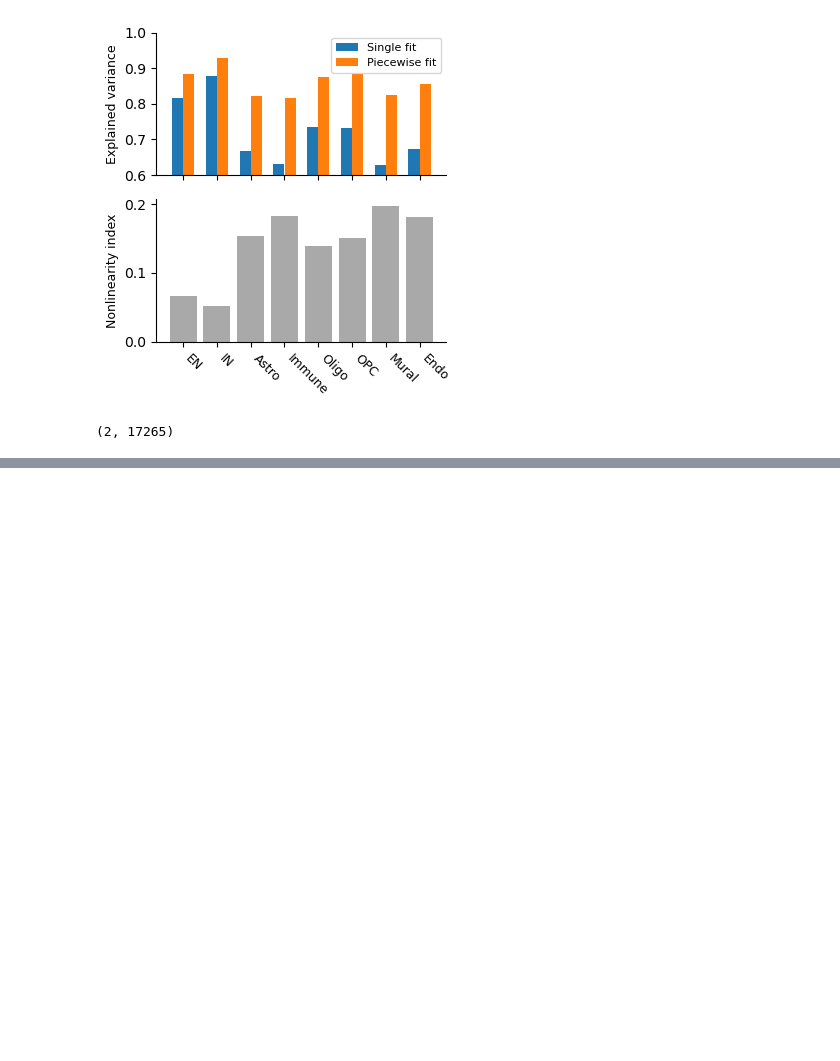
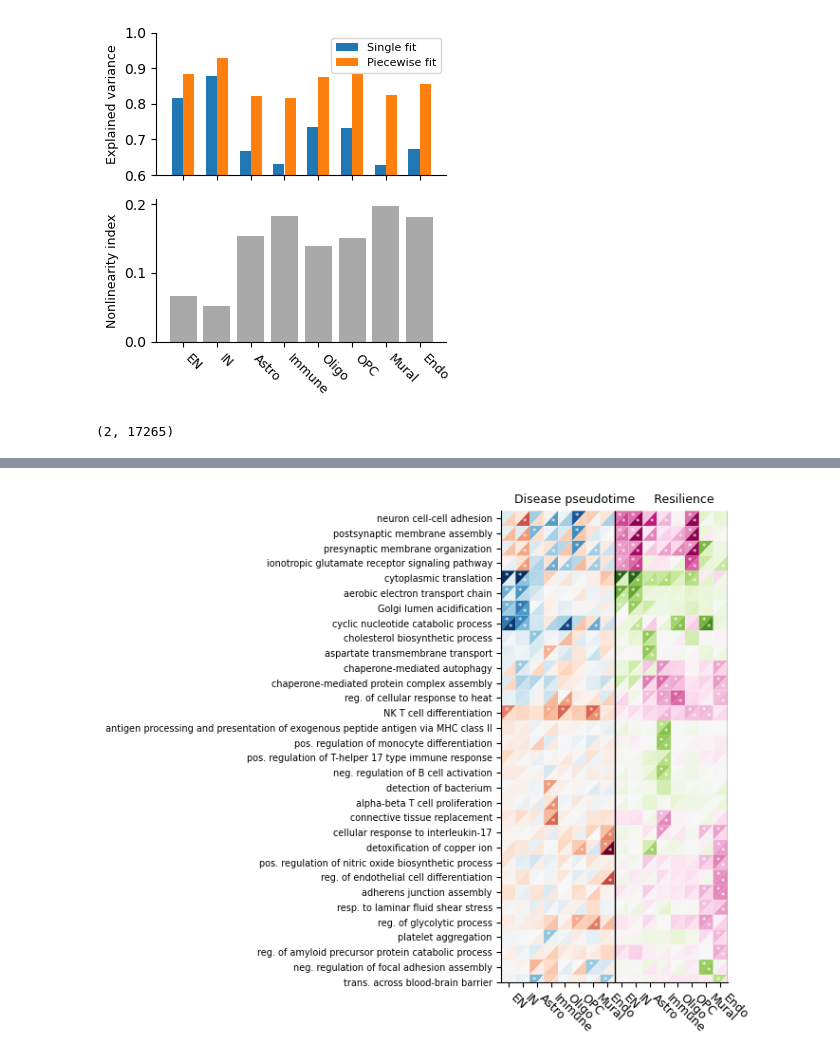
Before and after one commit to DiseaseNeuroGenomics/PsychADxD, a Jupyter notebook: 7_trajectory/generate_figures.ipynb, the cells around one changed output, grey strips where cells are left out. Saved outputs shown, nothing was run; the diff lists cells and outputs as text; code cells hidden in the pictures; blank space fills up the shorter version.

```diff
--- a/7_trajectory/generate_figures.ipynb
+++ b/7_trajectory/generate_figures.ipynb
@@ -167,0 +217,7 @@ ct.cell_traj["EN"][f"slopes_{suffix}"].shape
+# %%
+# Figure 7e
+# pathway names (which were all outputs of the rrvgo analysis) are specified
+paths = pathway_utils.go_bp_paths_for_paper
+path_enr.generate_early_late_figure(paths, cluster_pathways = False, figsize=(7.0, 6.0), save_fig_fn = None)
+# %% [output]
+[figure, added]
```
Also changed, not shown: parts of 13 cells of this notebook, 1 other file.
